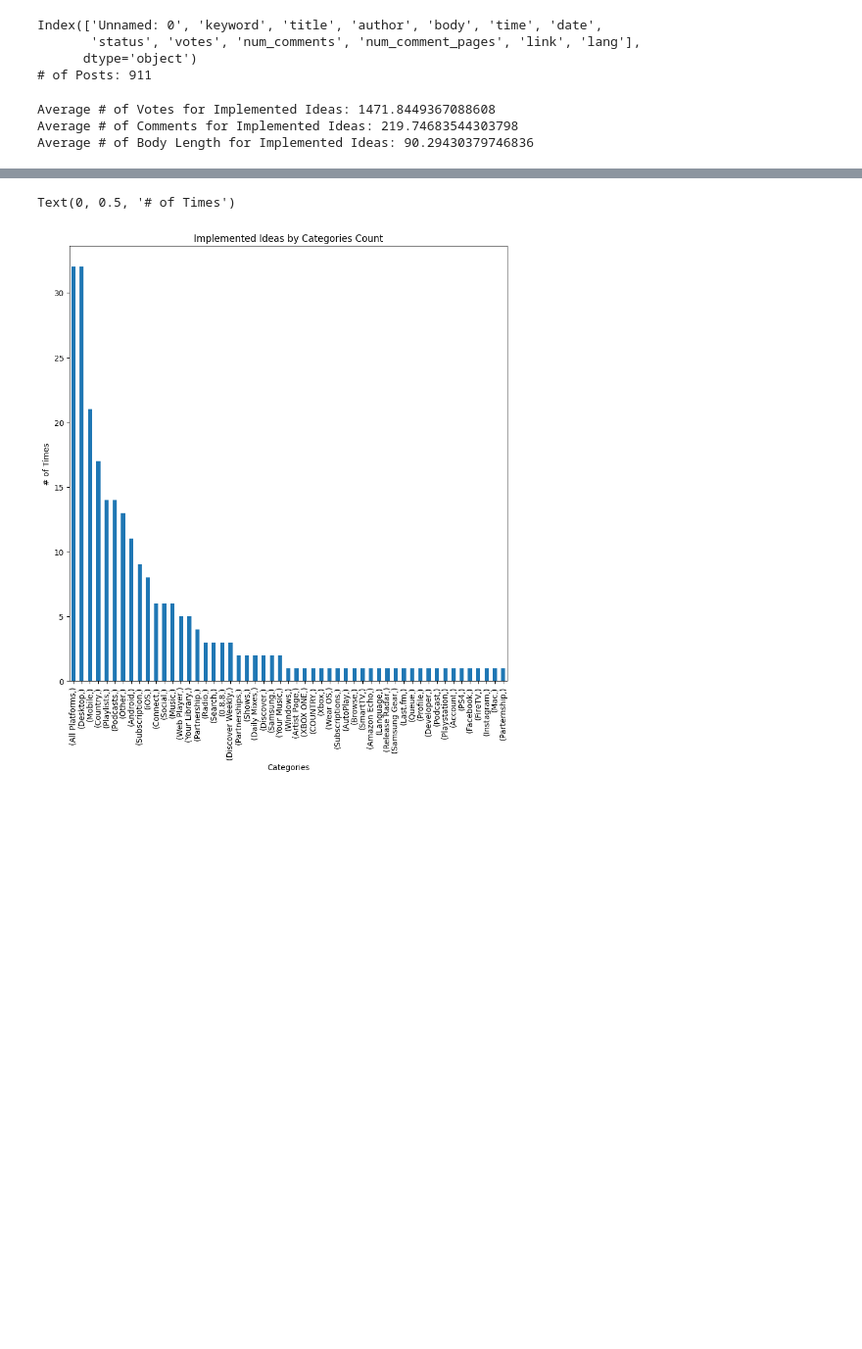
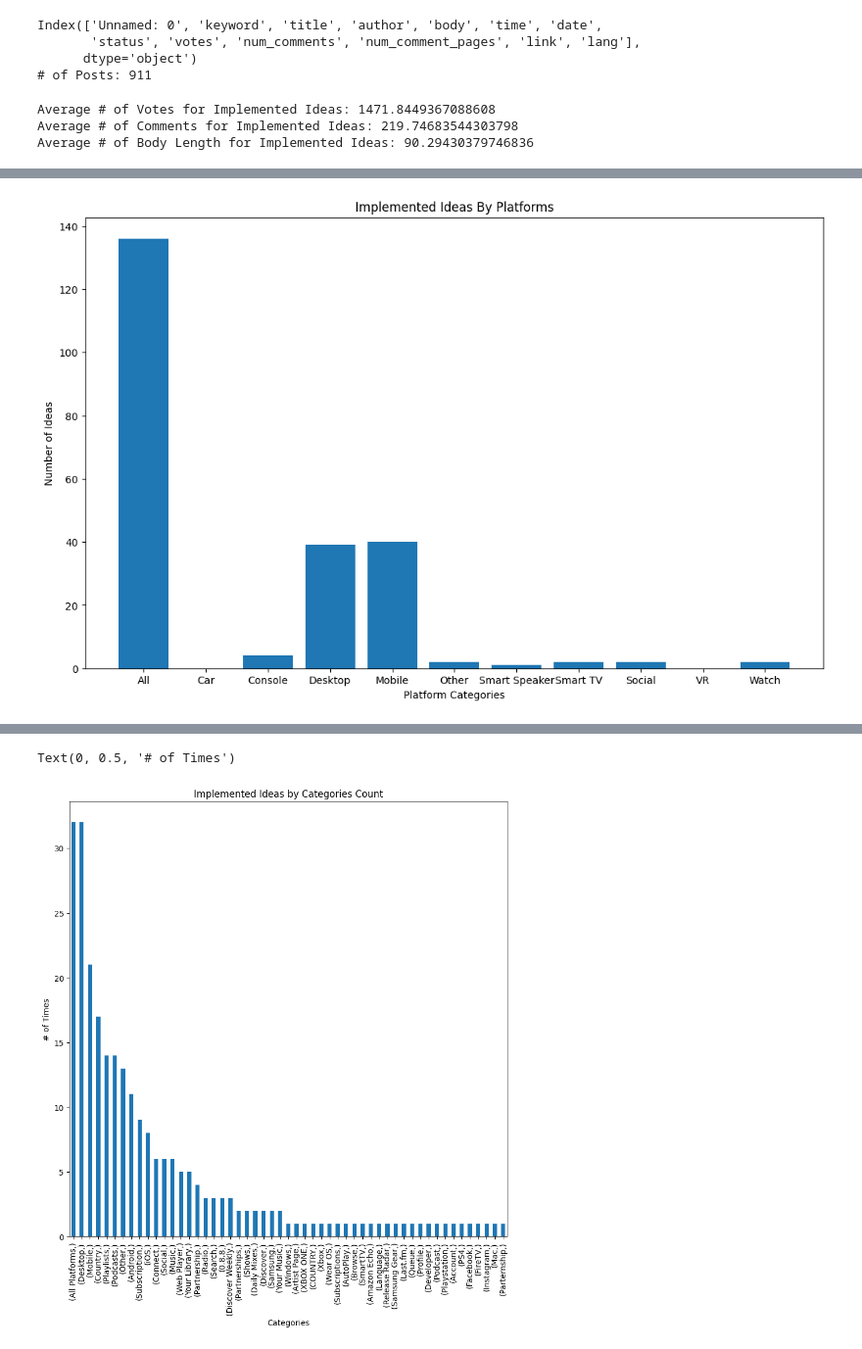
Before and after one commit to RyanMarten/spotify-user-innovation, a Jupyter notebook: data_vis_stats.ipynb, the cells around one changed output, grey strips where cells are left out. Shown: that part at 98% size. Saved outputs shown, nothing was run; the diff lists cells and outputs as text; code cells hidden in the pictures; blank space fills up the shorter version.

```diff
--- a/data_vis_stats.ipynb
+++ b/data_vis_stats.ipynb
@@ -62,0 +78,29 @@ Oculus
+# %%
+unfiltered_cate_count = impl_posts.title.str.extractall(r'\[(.*?)\]').value_counts()
+# %%
+platforms = {}
+
+plat_cate = set(org_cate.Platform)
+plat_cate.remove('No')
+
+# Create platforms dictionary for counting posts
+for i in sorted(plat_cate):
+    platforms[i] = 0
+# %%
+for idx, i in enumerate(unfiltered_cate_count):
+    plat = org_cate[org_cate['Original'] == unfiltered_cate_count.axes[0][idx][0]].Platform.values[0]
+    if plat != 'No' and plat in platforms:
+        platforms[plat] += i
+# %%
+# Plot by Platform Categories
+plat_keys = platforms.keys()
+plat_values = platforms.values()
+
+plt.figure(figsize=(13,8))
+plt.bar(plat_keys, plat_values)
+plt.title("Implemented Ideas By Platforms")
+plt.xlabel("Platform Categories")
+plt.ylabel("Number of Ideas")
+plt.show()
+# %% [output]
+[figure, added]
```
Also changed, not shown: parts of 8 cells of this notebook.
